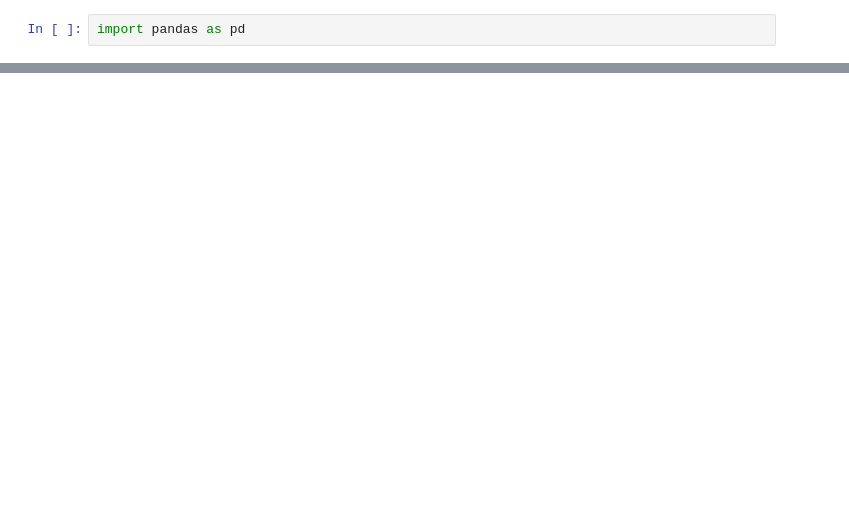
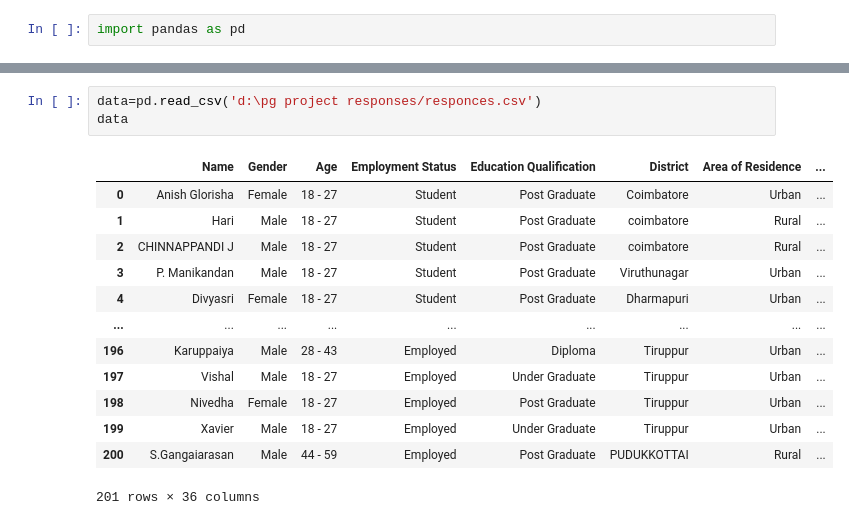
Before and after one commit to Anand-krish-0/A-study-on-awareness-and-perception-among-the-users-of-EVs, a Jupyter notebook: rough_work.ipynb, the cells around one changed output, grey strips where cells are left out. Cells and saved outputs as stored; diff of their text form; blank space fills up the shorter version.

```diff
--- a/rough_work.ipynb
+++ b/rough_work.ipynb
@@ -19,0 +74,17 @@ df
+# %%
+data=pd.read_csv('d:\pg project responses/responces.csv')
+data
+# %% [output]
+|  | Name | Gender | Age | Employment Status | Education Qualification | District | Area of Residence | ... |
+| 0 | Anish Glorisha | Female | 18 - 27 | Student | Post Graduate | Coimbatore | Urban | ... |
+| 1 | Hari | Male | 18 - 27 | Student | Post Graduate | coimbatore | Rural | ... |
+| 2 | CHINNAPPANDI J | Male | 18 - 27 | Student | Post Graduate | coimbatore | Rural | ... |
+| 3 | P. Manikandan | Male | 18 - 27 | Student | Post Graduate | Viruthunagar | Urban | ... |
+| 4 | Divyasri | Female | 18 - 27 | Student | Post Graduate | Dharmapuri | Urban | ... |
+| ... | ... | ... | ... | ... | ... | ... | ... | ... |
+| 196 | Karuppaiya | Male | 28 - 43 | Employed | Diploma | Tiruppur | Urban | ... |
+| 197 | Vishal | Male | 18 - 27 | Employed | Under Graduate | Tiruppur | Urban | ... |
+| 198 | Nivedha | Female | 18 - 27 | Employed | Post Graduate | Tiruppur | Urban | ... |
+| 199 | Xavier | Male | 18 - 27 | Employed | Under Graduate | Tiruppur | Urban | ... |
+| 200 | S.Gangaiarasan | Male | 44 - 59 | Employed | Post Graduate | PUDUKKOTTAI | Rural | ... |
+201 rows × 36 columns
```
Also changed, not shown: parts of 19 cells of this notebook, 4 other files.
